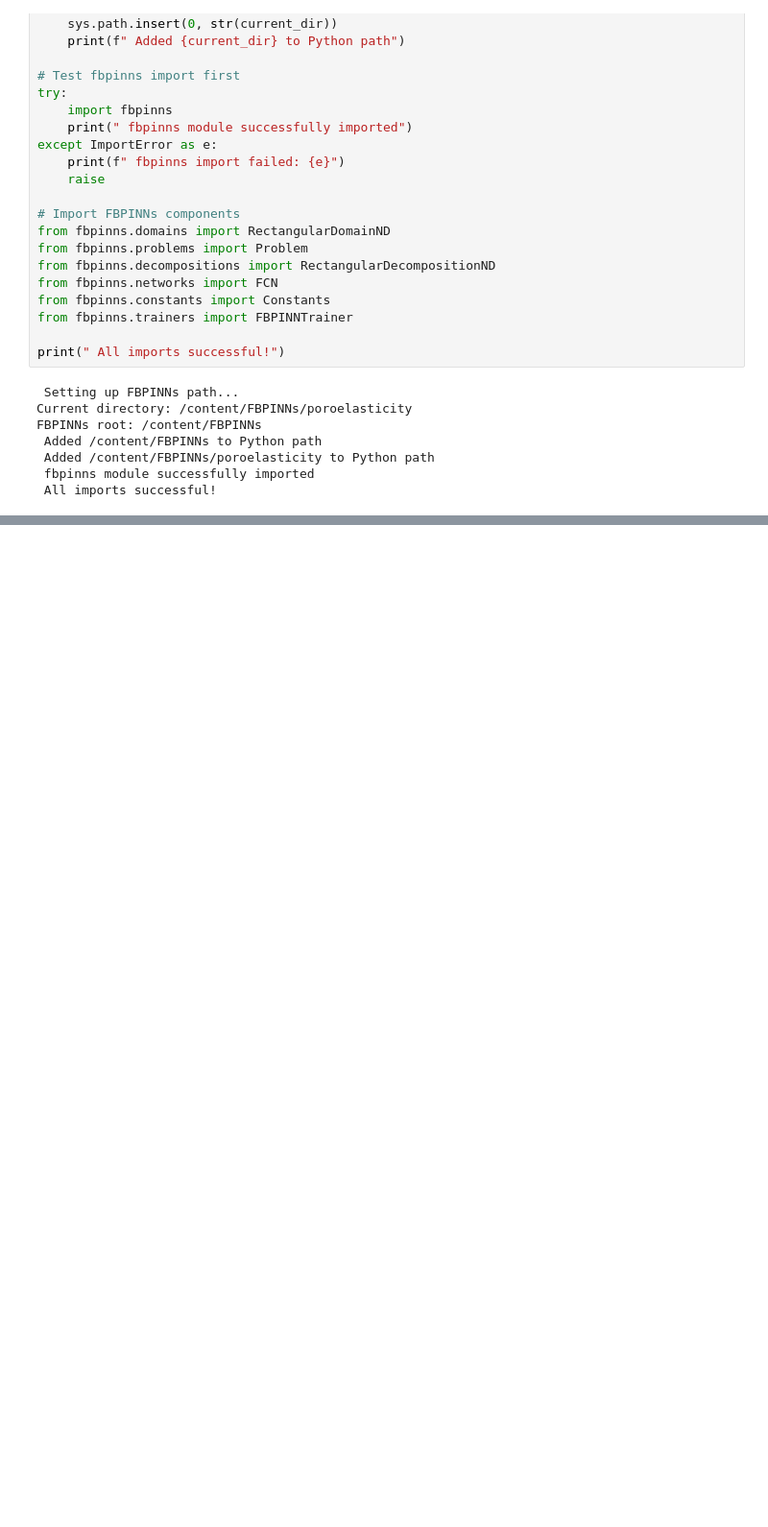
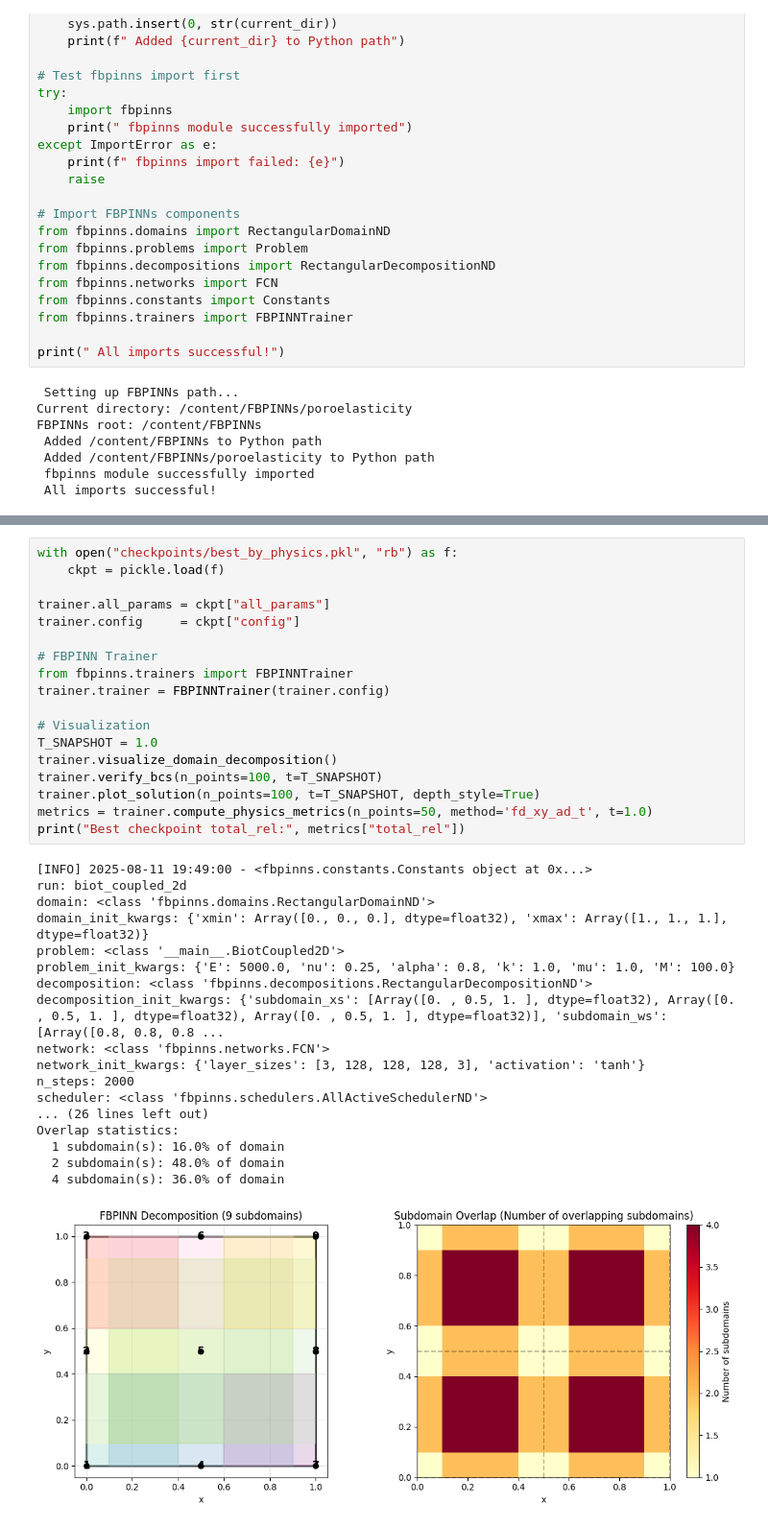
Before and after one commit to thiae/FBPINNs, a Jupyter notebook: poroelasticity/Notebooks/base_model.ipynb, the cells around one changed output, grey strips where cells are left out. Shown at 96% size. Saved outputs shown, nothing was run; the diff lists cells and outputs as text; blank space fills up the shorter version.

```diff
--- a/poroelasticity/Notebooks/base_model.ipynb
+++ b/poroelasticity/Notebooks/base_model.ipynb
@@ -1345,0 +1267,37 @@ Test Points:
+# %%
+with open("checkpoints/best_by_physics.pkl", "rb") as f:
+    ckpt = pickle.load(f)
+
+trainer.all_params = ckpt["all_params"]
+trainer.config     = ckpt["config"]
+
+# FBPINN Trainer
+from fbpinns.trainers import FBPINNTrainer
+trainer.trainer = FBPINNTrainer(trainer.config)
+
+# Visualization
+T_SNAPSHOT = 1.0
+trainer.visualize_domain_decomposition()
+trainer.verify_bcs(n_points=100, t=T_SNAPSHOT)
+trainer.plot_solution(n_points=100, t=T_SNAPSHOT, depth_style=True)
+metrics = trainer.compute_physics_metrics(n_points=50, method='fd_xy_ad_t', t=1.0)
+print("Best checkpoint total_rel:", metrics["total_rel"])
+# %% [output]
+[INFO] 2025-08-11 19:49:00 - <fbpinns.constants.Constants object at 0x...>
+run: biot_coupled_2d
+domain: <class 'fbpinns.domains.RectangularDomainND'>
+domain_init_kwargs: {'xmin': Array([0., 0., 0.], dtype=float32), 'xmax': Array([1., 1., 1.], dtype=float32)}
+problem: <class '__main__.BiotCoupled2D'>
+problem_init_kwargs: {'E': 5000.0, 'nu': 0.25, 'alpha': 0.8, 'k': 1.0, 'mu': 1.0, 'M': 100.0}
+decomposition: <class 'fbpinns.decompositions.RectangularDecompositionND'>
+decomposition_init_kwargs: {'subdomain_xs': [Array([0. , 0.5, 1. ], dtype=float32), Array([0. , 0.5, 1. ], dtype=float32), Array([0. , 0.5, 1. ], dtype=float32)], 'subdomain_ws': [Array([0.8, 0.8, 0.8 ...
+network: <class 'fbpinns.networks.FCN'>
+network_init_kwargs: {'layer_sizes': [3, 128, 128, 128, 3], 'activation': 'tanh'}
+n_steps: 2000
+scheduler: <class 'fbpinns.schedulers.AllActiveSchedulerND'>
+... (26 lines left out)
+Overlap statistics:
+  1 subdomain(s): 16.0% of domain
+  2 subdomain(s): 48.0% of domain
+  4 subdomain(s): 36.0% of domain
+[figure, added]
```
Also changed, not shown: parts of 10 cells of this notebook, 3 other files.
